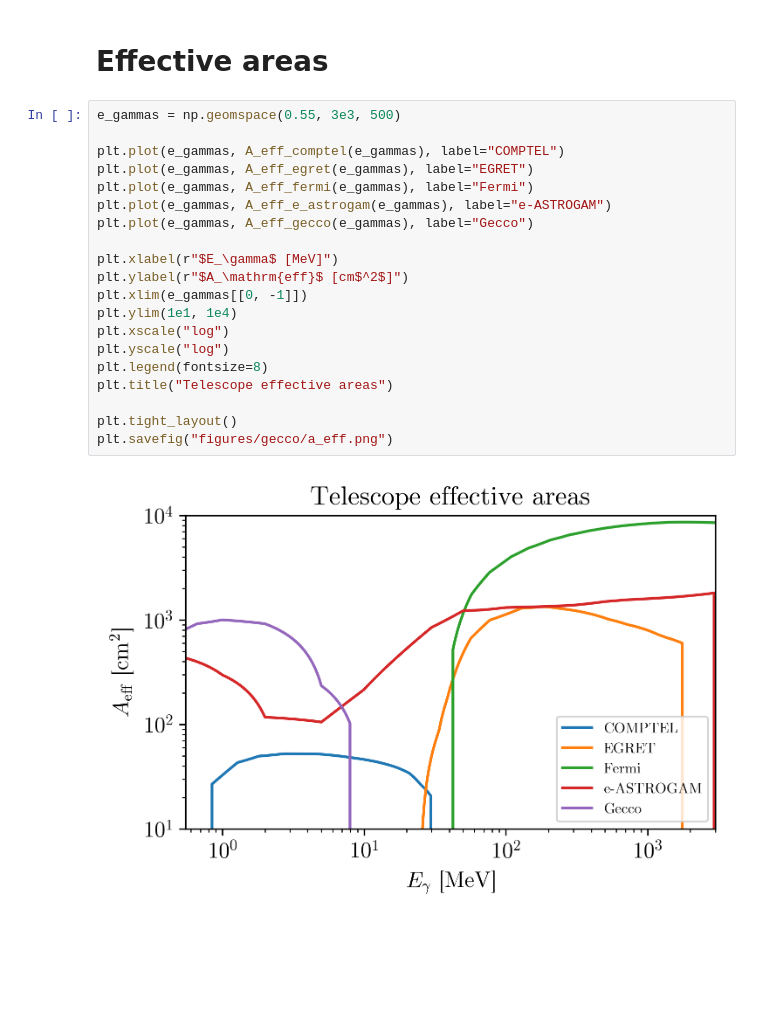
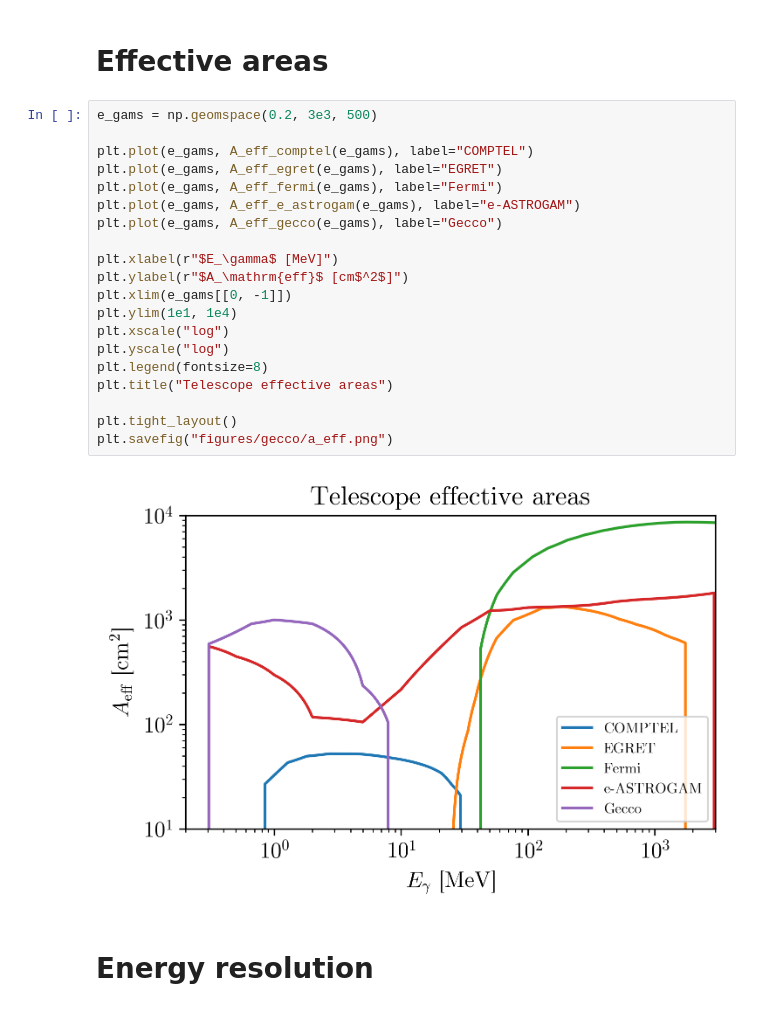
Before and after one commit to LoganAMorrison/Hazma, a Jupyter notebook: notebooks/dev/ac-01-gecco_limits.ipynb, the cells around one changed output. Drawn from its saved outputs; the diff is of its cells as text; blank space fills up the shorter version.

```diff
--- a/notebooks/dev/ac-01-gecco_limits.ipynb
+++ b/notebooks/dev/ac-01-gecco_limits.ipynb
@@ -289,24 +456,26 @@ beeper.beep(frequency=900, secs=0.7, blocking=True)
 # %% [markdown]
 # Effective areas
 # %%
-e_gammas = np.geomspace(0.55, 3e3, 500)
+e_gams = np.geomspace(0.2, 3e3, 500)
 
-plt.plot(e_gammas, A_eff_comptel(e_gammas), label="COMPTEL")
-plt.plot(e_gammas, A_eff_egret(e_gammas), label="EGRET")
-plt.plot(e_gammas, A_eff_fermi(e_gammas), label="Fermi")
-plt.plot(e_gammas, A_eff_e_astrogam(e_gammas), label="e-ASTROGAM")
-plt.plot(e_gammas, A_eff_gecco(e_gammas), label="Gecco")
+plt.plot(e_gams, A_eff_comptel(e_gams), label="COMPTEL")
+plt.plot(e_gams, A_eff_egret(e_gams), label="EGRET")
+plt.plot(e_gams, A_eff_fermi(e_gams), label="Fermi")
+plt.plot(e_gams, A_eff_e_astrogam(e_gams), label="e-ASTROGAM")
+plt.plot(e_gams, A_eff_gecco(e_gams), label="Gecco")
 
 plt.xlabel(r"$E_\gamma$ [MeV]")
 plt.ylabel(r"$A_\mathrm{eff}$ [cm$^2$]")
-plt.xlim(e_gammas[[0, -1]])
+plt.xlim(e_gams[[0, -1]])
 plt.ylim(1e1, 1e4)
 plt.xscale("log")
 plt.yscale("log")
 plt.legend(fontsize=8)
 plt.title("Telescope effective areas")
 
 plt.tight_layout()
 plt.savefig("figures/gecco/a_eff.png")
 # %% [output]
-[figure, old version]
+[figure, new version]
+# %% [markdown]
+# Energy resolution
```
Also changed, not shown: parts of 24 cells of this notebook, 12 other files.
